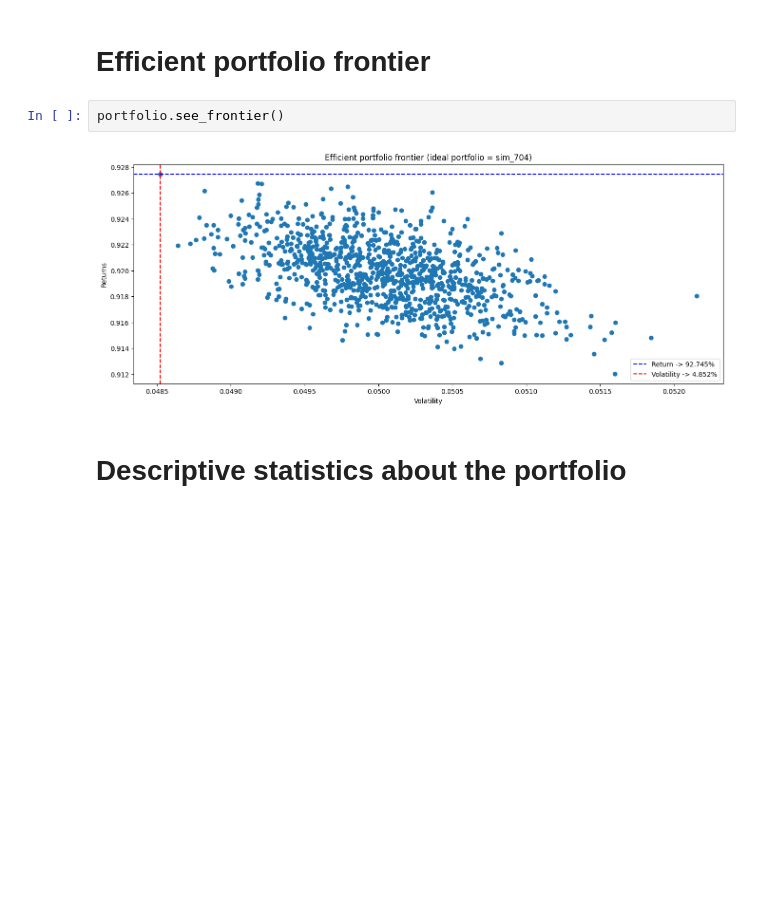
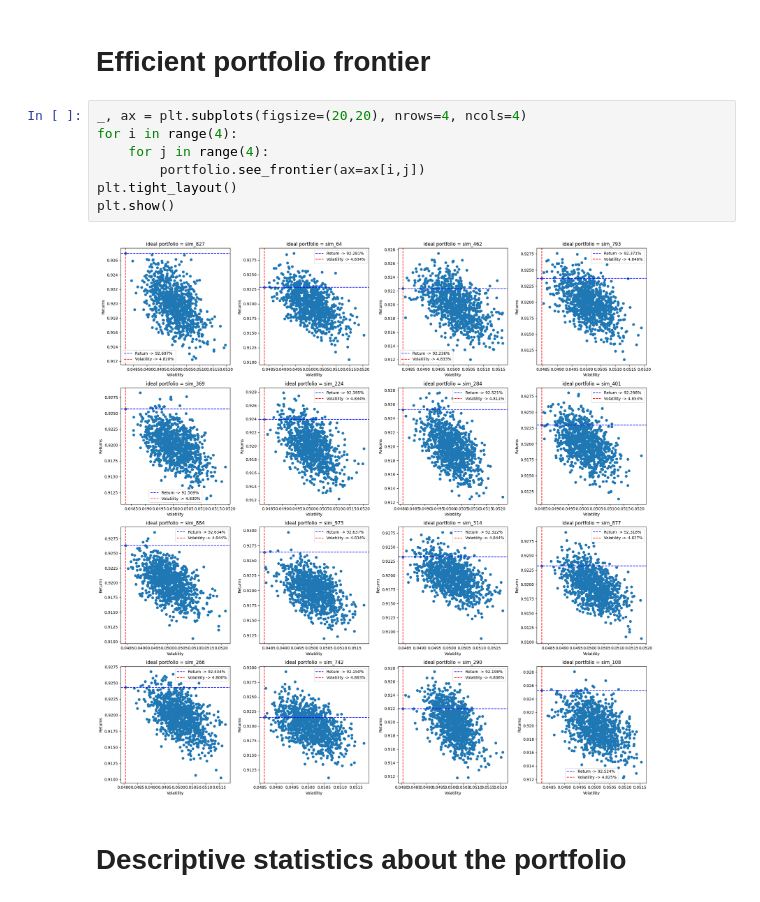
Before and after one commit to aayush1036/FERM-project, a Jupyter notebook: project.ipynb, the cells around one changed output. Saved outputs shown, nothing was run; the diff lists cells and outputs as text; blank space fills up the shorter version.

```diff
--- a/project.ipynb
+++ b/project.ipynb
@@ -21,10 +22,15 @@ portfolio = Portfolio(stocks=stocks)
 Portfolio()
 # %% [markdown]
 # Efficient portfolio frontier
-# %%
-portfolio.see_frontier()
-# %% [output]
-[figure, removed]
+# %%
+_, ax = plt.subplots(figsize=(20,20), nrows=4, ncols=4)
+for i in range(4):
+    for j in range(4):
+        portfolio.see_frontier(ax=ax[i,j])
+plt.tight_layout()
+plt.show()
+# %% [output]
+[figure, added]
 # %% [markdown]
 # Descriptive statistics about the portfolio
 # %%
```
Also changed, not shown: parts of 1 cell of this notebook, 1 other file.
